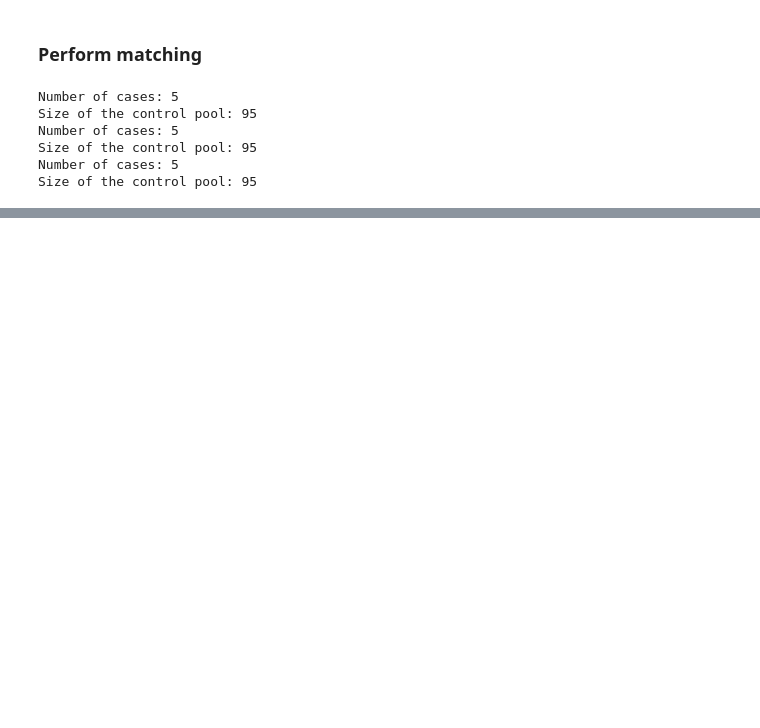
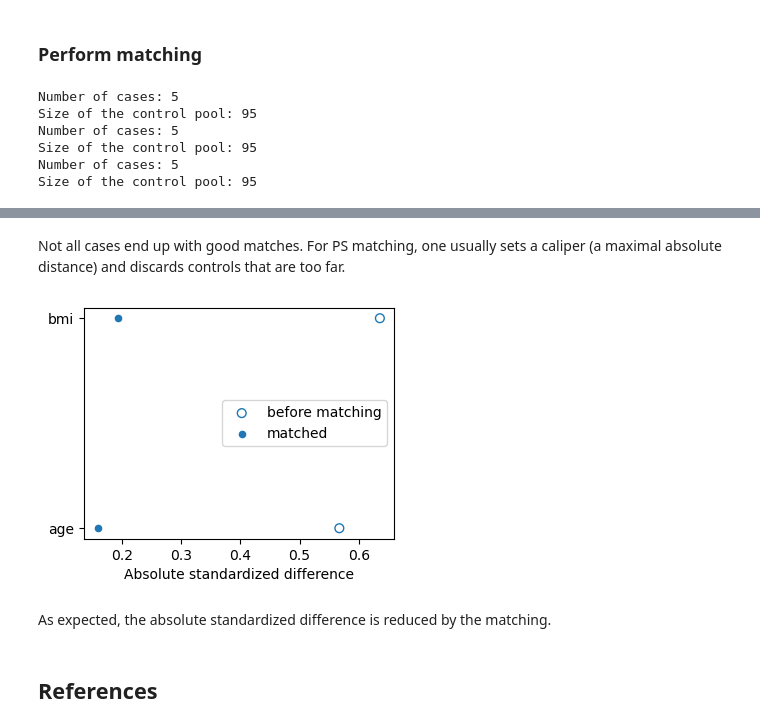
Before and after one commit to kirilklein/opmatch, a Jupyter notebook: README.ipynb, the cells around one changed output, grey strips where cells are left out. Drawn from its saved outputs; the diff is of its cells as text; code cells hidden in the pictures; blank space fills up the shorter version.

```diff
--- a/README.ipynb
+++ b/README.ipynb
@@ -118,0 +120,12 @@ vis.plot_ps_matched(df.ps, case_control_dic=cc_dic_ps, figsize=(5,4), )
+# %% [markdown]
+Not all cases end up with good matches. For PS matching, one usually sets a caliper (a maximal absolute distance) and discards controls that are too far.
+# %%
+import importlib
+importlib.reload(vis)
+vis.standardized_difference_plot(df, cc_dic=cc_dic_const)
+# %% [output]
+[figure, added]
+# %% [markdown]
+As expected, the absolute standardized difference is reduced by the matching.
+# %% [markdown]
+## References
```
Also changed, not shown: parts of 10 cells of this notebook, 2 other files.
